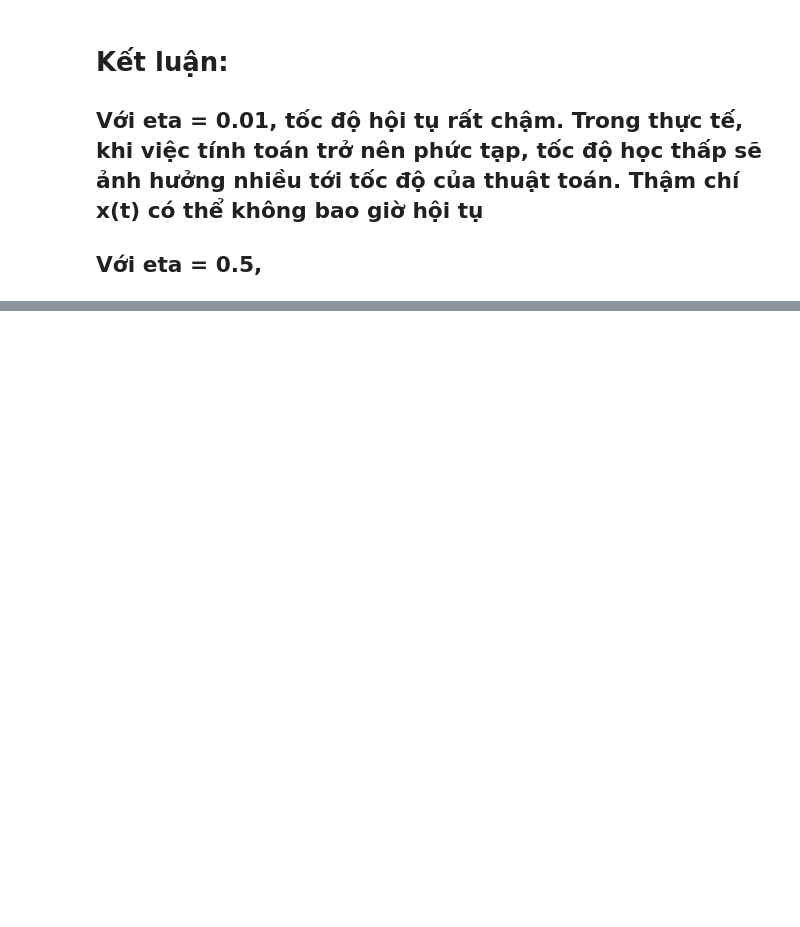
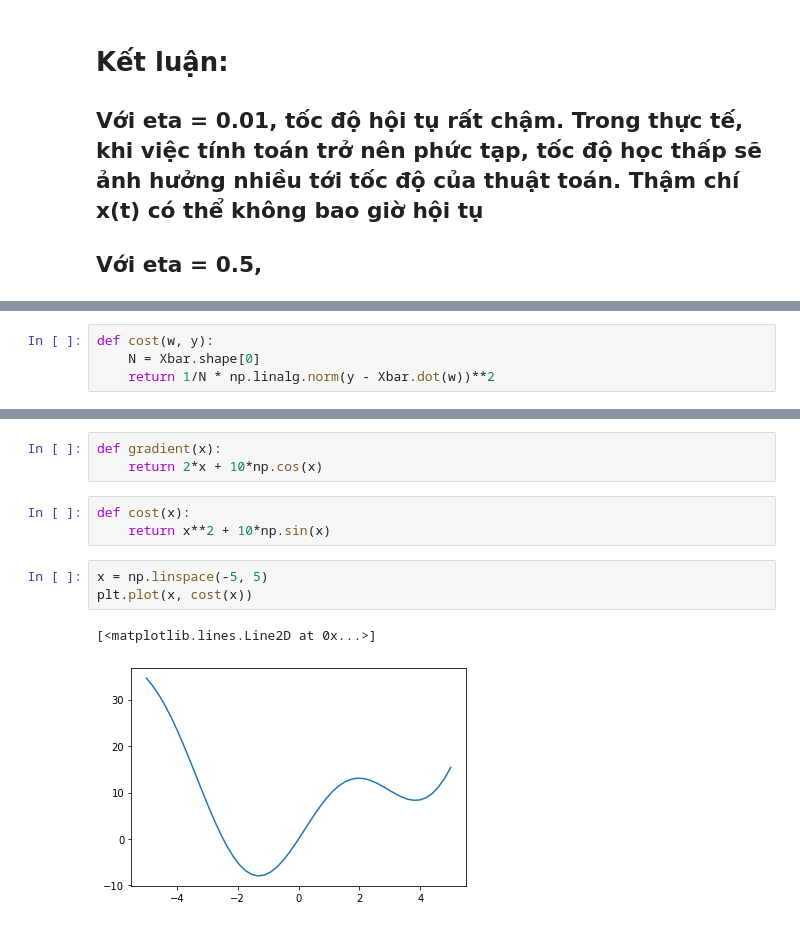
Before and after one commit to trungtv4597/Neural_Network_with_Keras, a Jupyter notebook: theories_concepts/Gradient_descent.ipynb, the cells around one changed output, grey strips where cells are left out. Cells and saved outputs as stored; diff of their text form; blank space fills up the shorter version.

```diff
--- a/theories_concepts/Gradient_descent.ipynb
+++ b/theories_concepts/Gradient_descent.ipynb
@@ -137,0 +156,4 @@ plt.xticks([-5, 0, 5])
+# %%
+def cost(w, y):
+    N = Xbar.shape[0]
+    return 1/N * np.linalg.norm(y - Xbar.dot(w))**2
@@ -137,0 +216,12 @@ plt.xticks([-5, 0, 5])
+# %%
+def gradient(x):
+    return 2*x + 10*np.cos(x)
+# %%
+def cost(x):
+    return x**2 + 10*np.sin(x)
+# %%
+x = np.linspace(-5, 5)
+plt.plot(x, cost(x))
+# %% [output]
+[<matplotlib.lines.Line2D at 0x...>]
+[figure, added]
```
Also changed, not shown: parts of 16 cells of this notebook.
